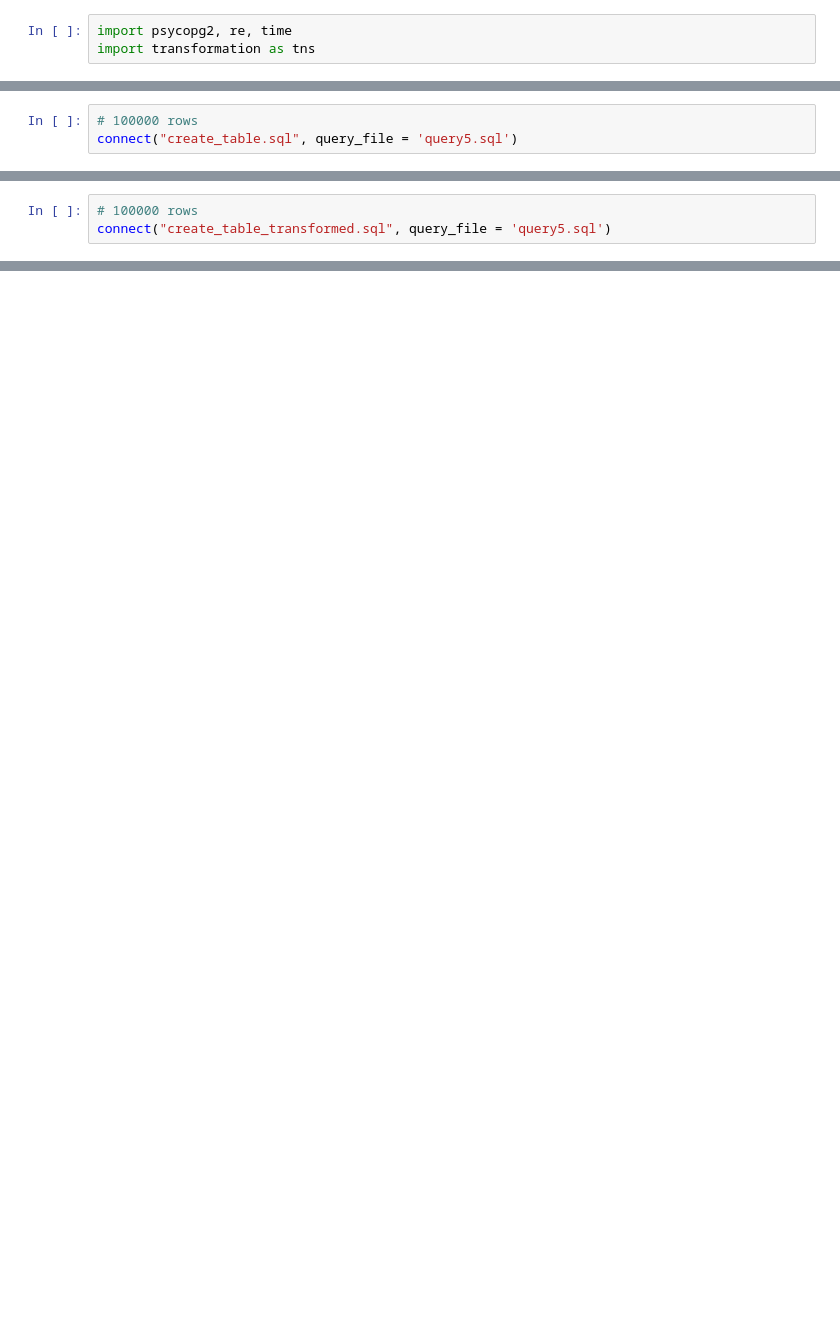
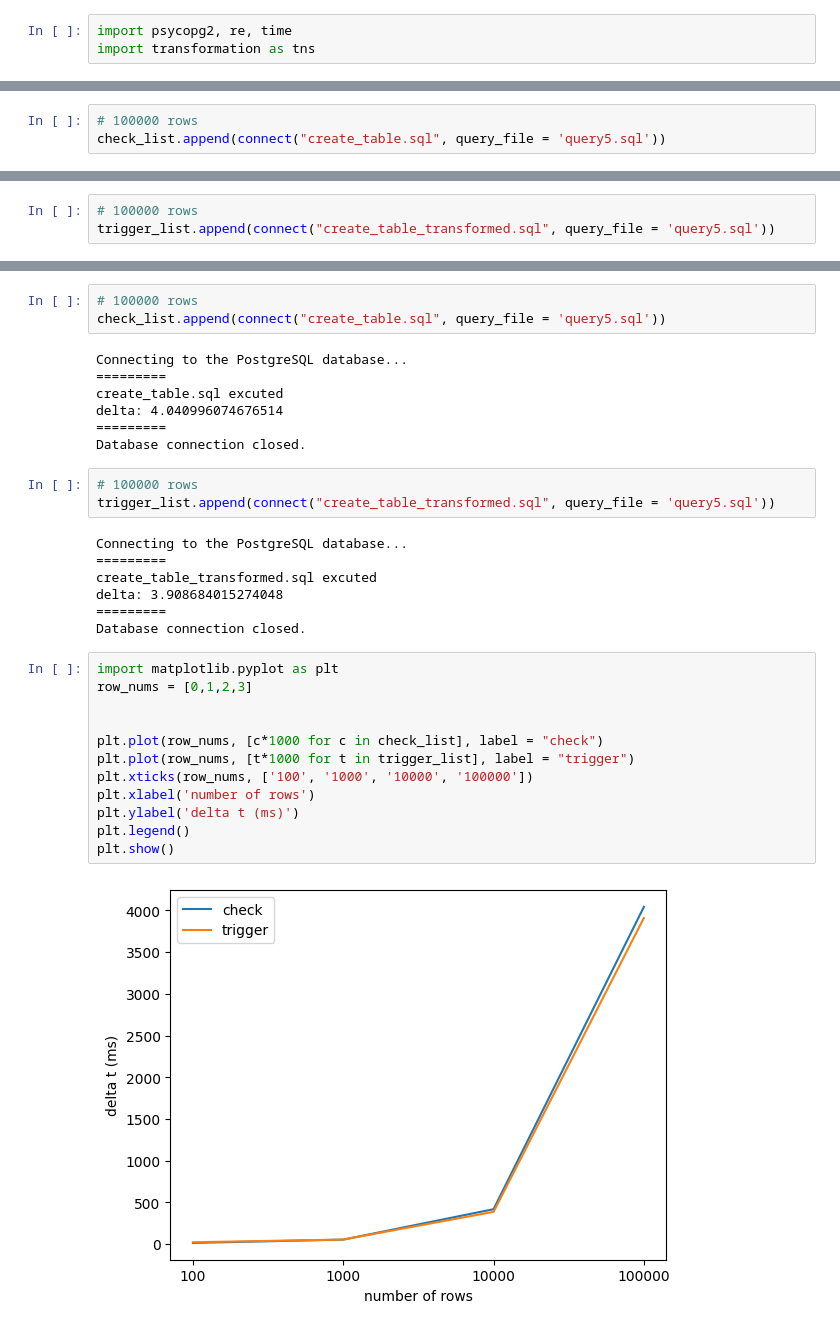
Before and after one commit to Rebeccali623/team_project, a Jupyter notebook: performance.ipynb, the cells around one changed output, grey strips where cells are left out. Saved outputs shown, nothing was run; the diff lists cells and outputs as text; blank space fills up the shorter version.

```diff
--- a/performance.ipynb
+++ b/performance.ipynb
@@ -133,3 +141,3 @@ Database connection closed.
 # %%
 # 100000 rows
-connect("create_table.sql", query_file = 'query5.sql')
+check_list.append(connect("create_table.sql", query_file = 'query5.sql'))
@@ -143,3 +144,3 @@ Database connection closed.
 # %%
 # 100000 rows
-connect("create_table_transformed.sql", query_file = 'query5.sql')
+trigger_list.append(connect("create_table_transformed.sql", query_file = 'query5.sql'))
@@ -152,0 +167,34 @@ Database connection closed.
+# %%
+# 100000 rows
+check_list.append(connect("create_table.sql", query_file = 'query5.sql'))
+# %% [output]
+Connecting to the PostgreSQL database...
+=========
+create_table.sql excuted
+delta: 4.040996074676514
+=========
+Database connection closed.
+# %%
+# 100000 rows
+trigger_list.append(connect("create_table_transformed.sql", query_file = 'query5.sql'))
+# %% [output]
+Connecting to the PostgreSQL database...
+=========
+create_table_transformed.sql excuted
+delta: 3.908684015274048
+=========
+Database connection closed.
+# %%
+import matplotlib.pyplot as plt
+row_nums = [0,1,2,3]
+
+
+plt.plot(row_nums, [c*1000 for c in check_list], label = "check")
+plt.plot(row_nums, [t*1000 for t in trigger_list], label = "trigger")
+plt.xticks(row_nums, ['100', '1000', '10000', '100000'])
+plt.xlabel('number of rows')
+plt.ylabel('delta t (ms)')
+plt.legend()
+plt.show()
+# %% [output]
+[figure, added]
```
Also changed, not shown: parts of 18 cells of this notebook.
